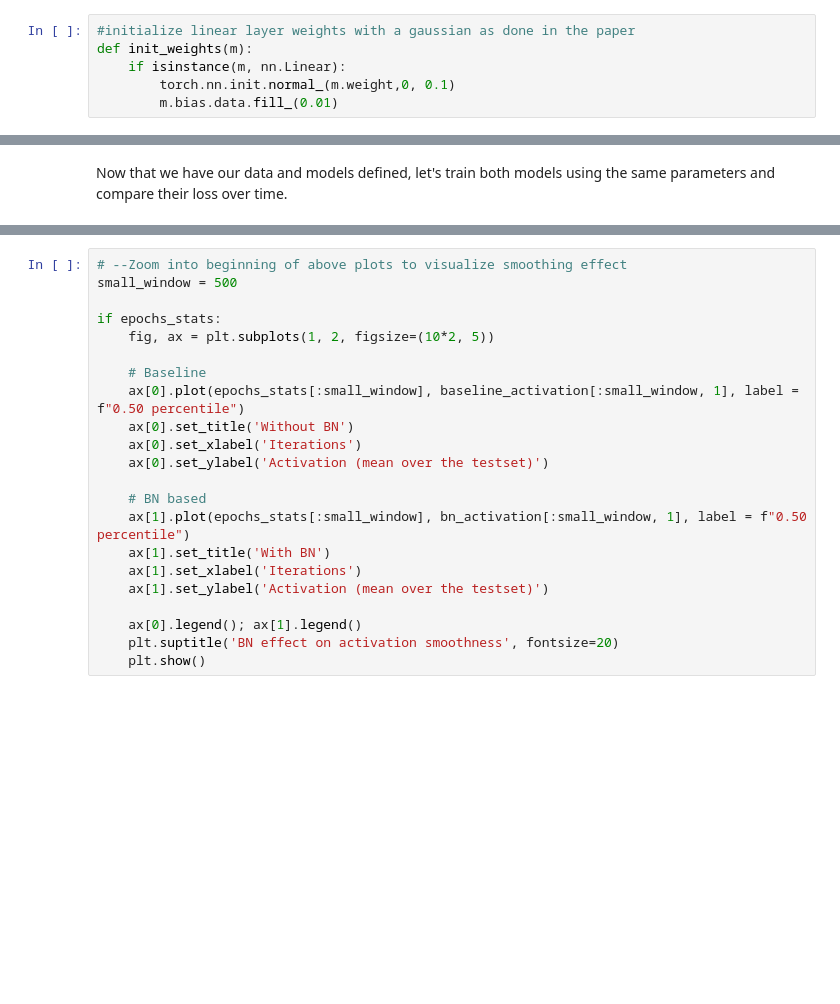
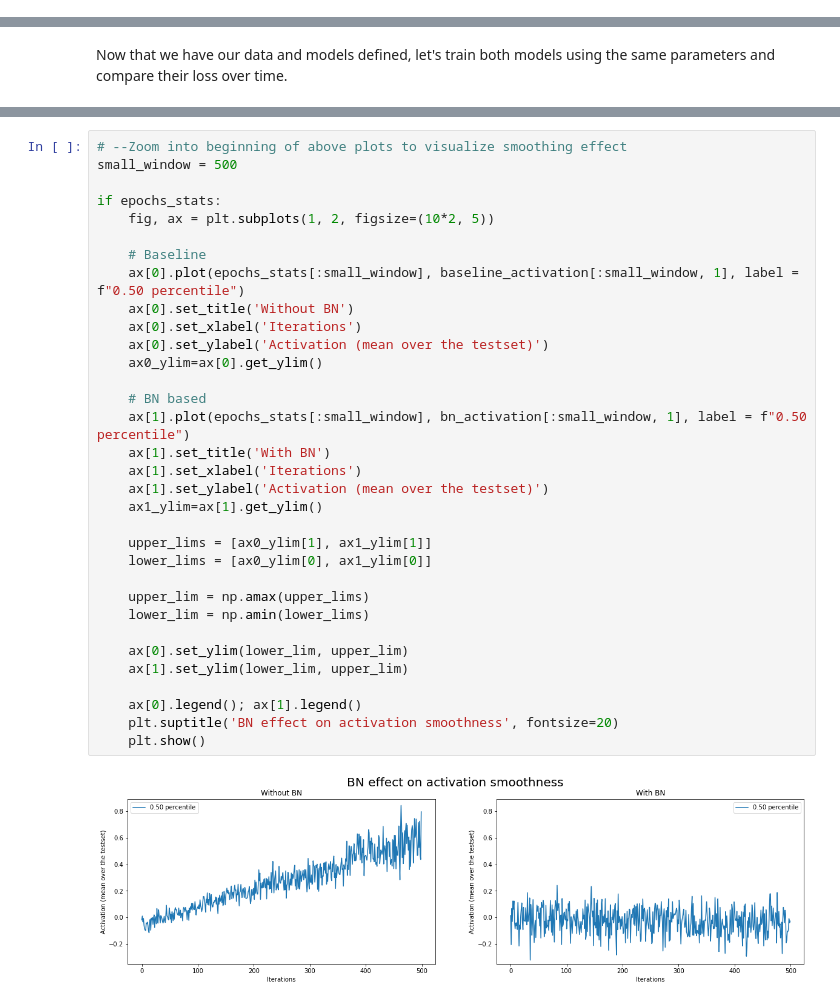
Before and after one commit to UMT-CSCI-591-Deep-Learning-2022/Week_10_BatchNorm, a Jupyter notebook: Week_10_BatchNorm.ipynb, the cells around one changed output, grey strips where cells are left out. Saved outputs shown, nothing was run; the diff lists cells and outputs as text; blank space fills up the shorter version.

```diff
--- a/Week_10_BatchNorm.ipynb
+++ b/Week_10_BatchNorm.ipynb
@@ -90,9 +101,3 @@ class ActivationTracker(nn.Module):
         percents_activation = torch.quantile(x.detach()[:,0], self.percents_activation_track)
         self.all_percents_activation.append(percents_activation.cpu().detach().numpy())
         return x
-# %%
-#initialize linear layer weights with a gaussian as done in the paper
-def init_weights(m):
-    if isinstance(m, nn.Linear):
-        torch.nn.init.normal_(m.weight,0, 0.1)
-        m.bias.data.fill_(0.01)
@@ -320,25 +396,38 @@ if epochs_stats:
 # %%
 # --Zoom into beginning of above plots to visualize smoothing effect
 small_window = 500
 
 if epochs_stats:
     fig, ax = plt.subplots(1, 2, figsize=(10*2, 5))
 
     # Baseline
     ax[0].plot(epochs_stats[:small_window], baseline_activation[:small_window, 1], label = f"0.50 percentile")
     ax[0].set_title('Without BN')
     ax[0].set_xlabel('Iterations')
     ax[0].set_ylabel('Activation (mean over the testset)')
+    ax0_ylim=ax[0].get_ylim()
 
     # BN based
     ax[1].plot(epochs_stats[:small_window], bn_activation[:small_window, 1], label = f"0.50 percentile")
     ax[1].set_title('With BN')
     ax[1].set_xlabel('Iterations')
     ax[1].set_ylabel('Activation (mean over the testset)')
+    ax1_ylim=ax[1].get_ylim()
+
+    upper_lims = [ax0_ylim[1], ax1_ylim[1]]
+    lower_lims = [ax0_ylim[0], ax1_ylim[0]]
+
+    upper_lim = np.amax(upper_lims)
+    lower_lim = np.amin(lower_lims)
+
+    ax[0].set_ylim(lower_lim, upper_lim)
+    ax[1].set_ylim(lower_lim, upper_lim)
 
     ax[0].legend(); ax[1].legend()
     plt.suptitle('BN effect on activation smoothness', fontsize=20)
     plt.show()
+# %% [output]
+[figure, added]
 # %%
 # Evaluate accuracy of the models
 # vanilla accuracy
```
Also changed, not shown: parts of 15 cells of this notebook.
